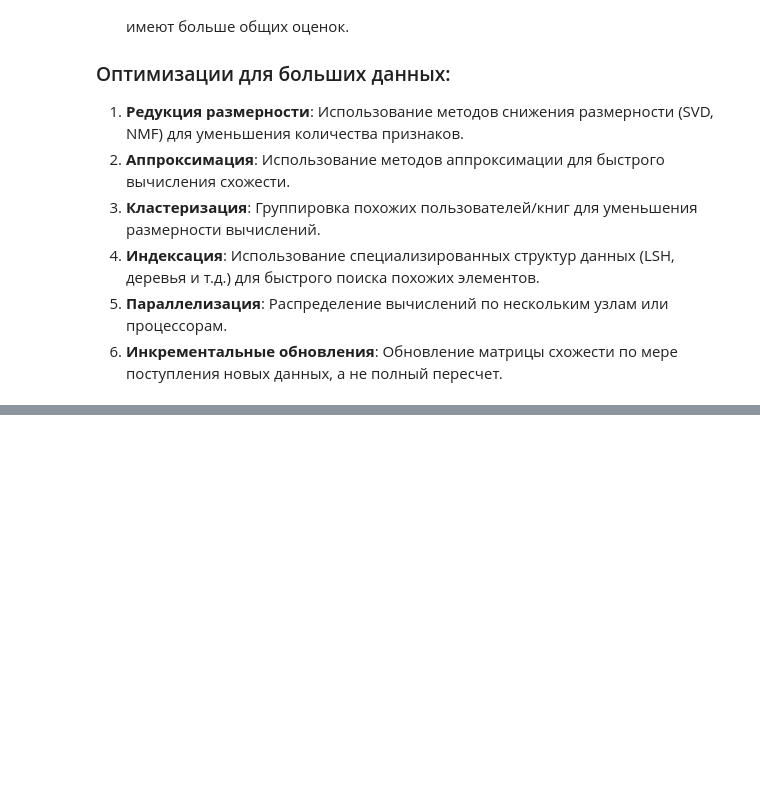
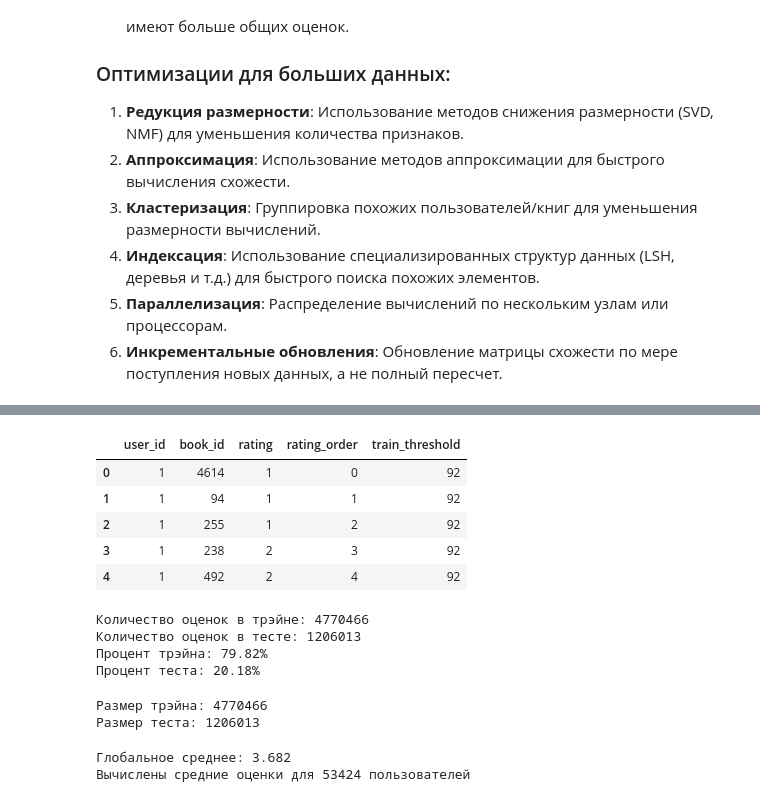
Before and after one commit to DimAce74/miphi, a Jupyter notebook: sem-3/rs/HW_1_Goncharov_Dmitrii.ipynb, the cells around one changed output, grey strips where cells are left out. Saved outputs shown, nothing was run; the diff lists cells and outputs as text; code cells hidden in the pictures; blank space fills up the shorter version.

```diff
--- a/sem-3/rs/HW_1_Goncharov_Dmitrii.ipynb
+++ b/sem-3/rs/HW_1_Goncharov_Dmitrii.ipynb
@@ -822,0 +842,62 @@ print(f"Предсказанная оценка для пользователя
+# %%
+# Сортировка данных по user_id индексу (чтобы обеспечить порядок оценок для каждого пользователя)
+ratings_df = ratings_df.sort_values(['user_id', 'rating']).reset_index(drop=True)
+
+# Создание индекса для каждой оценки внутри каждого пользователя
+ratings_df['rating_order'] = ratings_df.groupby('user_id').cumcount()
+
+# Вычисление порога для разделения (80% для обучения)
+user_stats = ratings_df.groupby('user_id')['rating_order'].max().reset_index()
+user_stats['train_threshold'] = (user_stats['rating_order'] * 0.8).astype(int)
+
+# Объединение статистики с исходным датасетом
+ratings_df = ratings_df.merge(user_stats[['user_id', 'train_threshold']], on='user_id', how='left')
+
+display(ratings_df.head())
+
+# Определение принадлежности к трэйну/тесту
+ratings_df['is_train'] = ratings_df['rating_order'] <= ratings_df['train_threshold']
+
+print(f"Количество оценок в трэйне: {ratings_df['is_train'].sum()}")
+print(f"Количество оценок в тесте: {(~ratings_df['is_train']).sum()}")
+print(f"Процент трэйна: {ratings_df['is_train'].mean()*100:.2f}%")
+print(f"Процент теста: {(~ratings_df['is_train']).mean()*100:.2f}%")
+# %% [output]
+|  | user_id | book_id | rating | rating_order | train_threshold |
+| 0 | 1 | 4614 | 1 | 0 | 92 |
+| 1 | 1 | 94 | 1 | 1 | 92 |
+| 2 | 1 | 255 | 1 | 2 | 92 |
+| 3 | 1 | 238 | 2 | 3 | 92 |
+| 4 | 1 | 492 | 2 | 4 | 92 |
+Количество оценок в трэйне: 4770466
+Количество оценок в тесте: 1206013
+Процент трэйна: 79.82%
+Процент теста: 20.18%
+# %%
+# Разделение данных на трэйн и тест
+train_data = ratings_df[ratings_df['is_train']]
+test_data = ratings_df[~ratings_df['is_train']]
+
+print(f"Размер трэйна: {len(train_data)}")
+print(f"Размер теста: {len(test_data)}")
+# %% [output]
+Размер трэйна: 4770466
+Размер теста: 1206013
+# %%
+# Функция нормализации оценок методом центрирования (mean-centering)
+def normalize_rating(rating, user_mean):
+    return rating - user_mean
+
+# Функция денормализации оценок
+def denormalize_rating(normalized_rating, user_mean):
+    return normalized_rating + user_mean
+
+# Вычисление средней оценки для каждого пользователя в трэйне
+user_means = train_data.groupby('user_id')['rating'].mean().to_dict()
+global_mean = train_data['rating'].mean()
+
+print(f"Глобальное среднее: {global_mean:.3f}")
+print(f"Вычислены средние оценки для {len(user_means)} пользователей")
+# %% [output]
+Глобальное среднее: 3.682
+Вычислены средние оценки для 53424 пользователей
```
Also changed, not shown: parts of 11 cells of this notebook.
